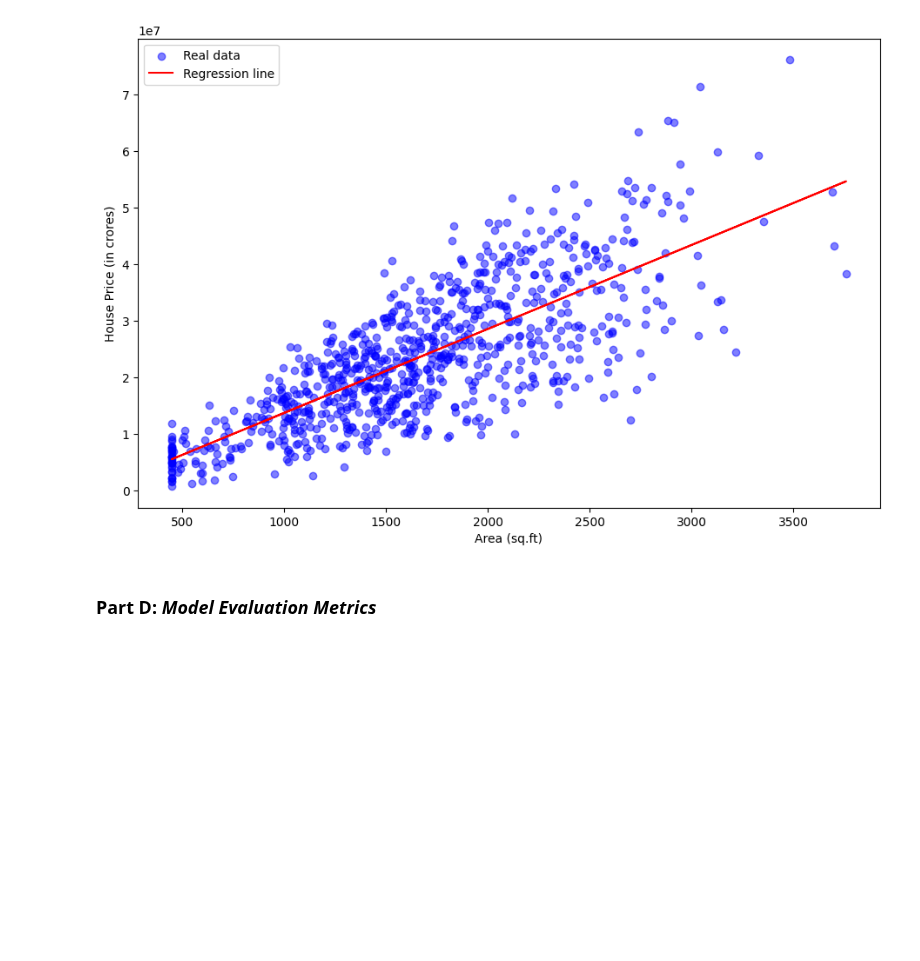
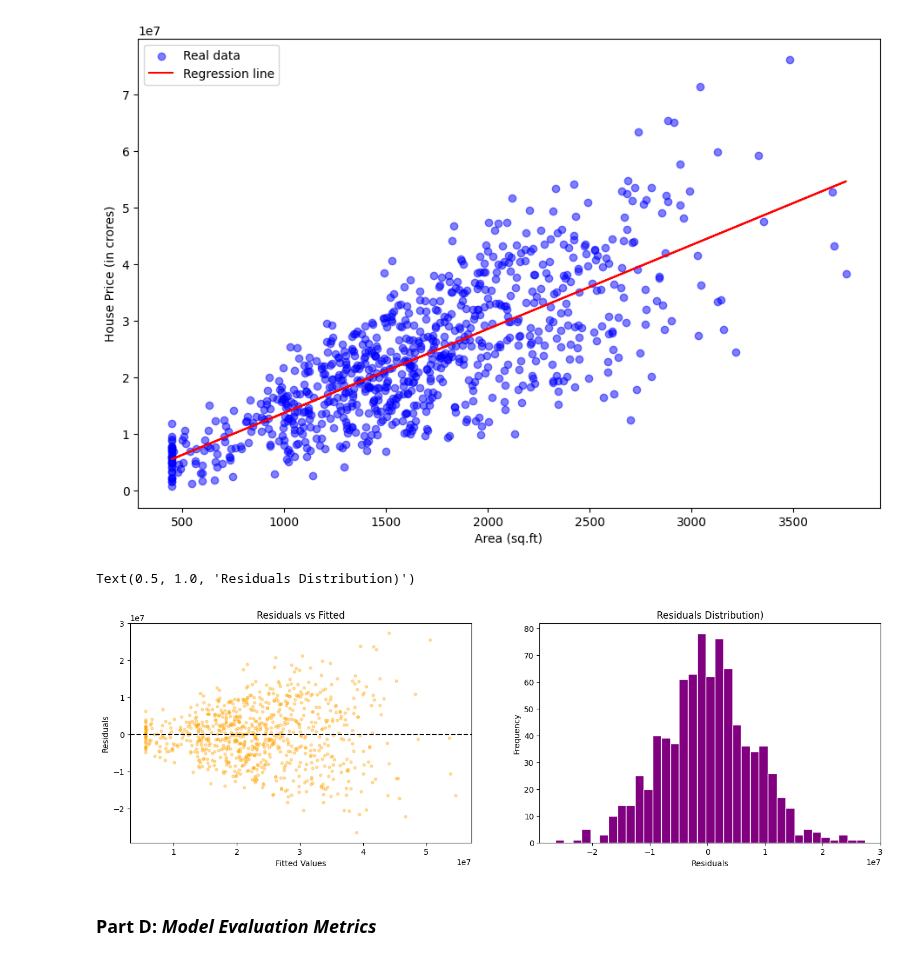
Before and after one commit to krish-desai-123/Supervised-Learning-ML, a Jupyter notebook: Predictive Insight Engine/predictive_insight_engine.ipynb, the cells around one changed output. Cells and saved outputs as stored; diff of their text form; code cells hidden in the pictures; blank space fills up the shorter version.

```diff
--- a/Predictive Insight Engine/predictive_insight_engine.ipynb
+++ b/Predictive Insight Engine/predictive_insight_engine.ipynb
@@ -178,5 +180,21 @@ plt.show()
 [figure]
 # %%
 residuals = y_test - y_pred_slr
+
+fig, axes = plt.subplots(1, 2, figsize=(17, 5))
+
+axes[0].scatter(y_pred_slr, residuals, alpha=0.35, color="orange", s=12)
+axes[0].axhline(0, color="black", linestyle="--", linewidth=1.5)
+axes[0].set_xlabel("Fitted Values")
+axes[0].set_ylabel("Residuals")
+axes[0].set_title("Residuals vs Fitted")
+
+axes[1].hist(residuals, bins=35, color="purple", edgecolor="white")
+axes[1].set_xlabel("Residuals")
+axes[1].set_ylabel("Frequency")
+axes[1].set_title("Residuals Distribution)")
+# %% [output]
+Text(0.5, 1.0, 'Residuals Distribution)')
+[figure, added]
 # %% [markdown]
 ### <b>Part D</b>: <i>Model Evaluation Metrics
```
Also changed, not shown: parts of 5 cells of this notebook.
